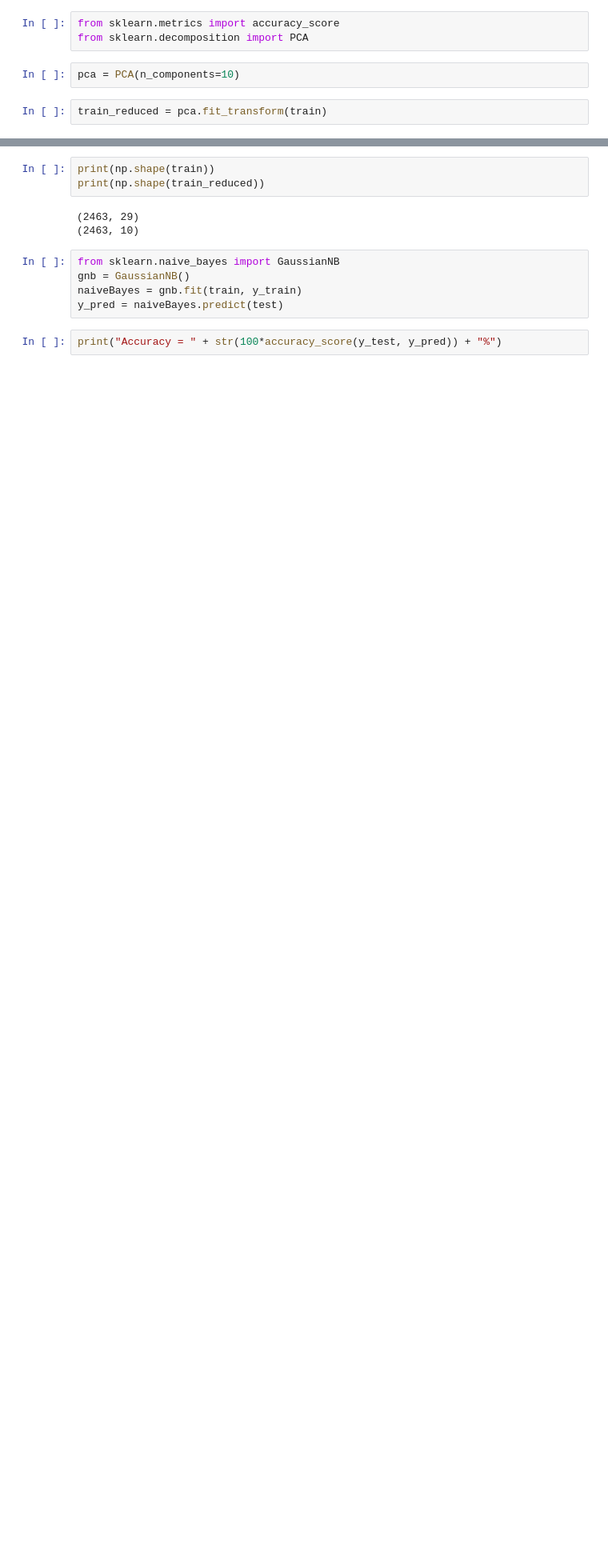
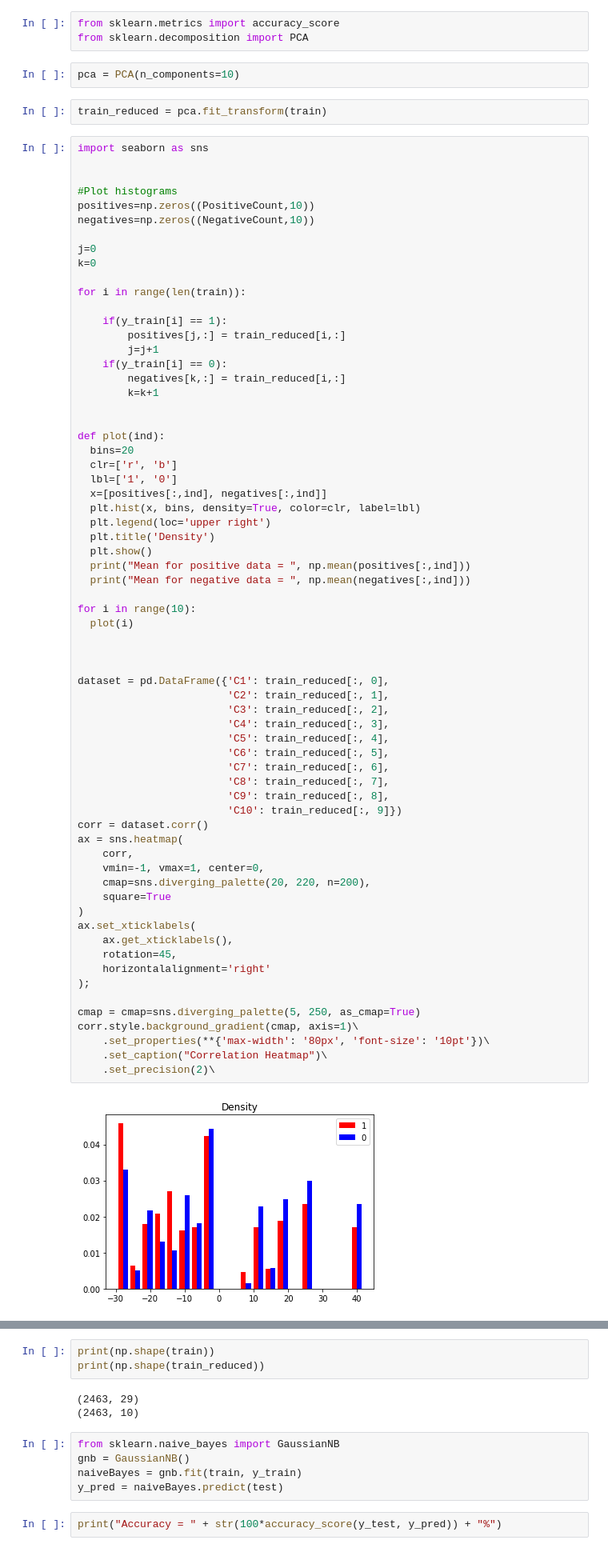
Before and after one commit to UtsavMurarka/MXene-machine-learning, a Jupyter notebook: Dimensionality_reduction.ipynb, the cells around one changed output, grey strips where cells are left out. Shown: that part at 80% size. Cells and saved outputs as stored; diff of their text form; blank space fills up the shorter version.

```diff
--- a/Dimensionality_reduction.ipynb
+++ b/Dimensionality_reduction.ipynb
@@ -133,3 +131,71 @@ from sklearn.decomposition import PCA
 pca = PCA(n_components=10)
 # %%
 train_reduced = pca.fit_transform(train)
+# %%
+import seaborn as sns
+
+
+#Plot histograms
+positives=np.zeros((PositiveCount,10))
+negatives=np.zeros((NegativeCount,10))
+
+j=0
+k=0
+
+for i in range(len(train)):
+
+    if(y_train[i] == 1):
+        positives[j,:] = train_reduced[i,:]
+        j=j+1
+    if(y_train[i] == 0):
+        negatives[k,:] = train_reduced[i,:]
+        k=k+1
+
+
+def plot(ind):
+  bins=20
+  clr=['r', 'b']
+  lbl=['1', '0']
+  x=[positives[:,ind], negatives[:,ind]]
+  plt.hist(x, bins, density=True, color=clr, label=lbl)
+  plt.legend(loc='upper right')
+  plt.title('Density')
+  plt.show()
+  print("Mean for positive data = ", np.mean(positives[:,ind]))
+  print("Mean for negative data = ", np.mean(negatives[:,ind]))
+
+for i in range(10):
+  plot(i)
+
+
+
+dataset = pd.DataFrame({'C1': train_reduced[:, 0],
+                        'C2': train_reduced[:, 1],
+                        'C3': train_reduced[:, 2],
+                        'C4': train_reduced[:, 3],
+                        'C5': train_reduced[:, 4],
+                        'C6': train_reduced[:, 5],
+                        'C7': train_reduced[:, 6],
+                        'C8': train_reduced[:, 7],
+                        'C9': train_reduced[:, 8],
+                        'C10': train_reduced[:, 9]})
+corr = dataset.corr()
+ax = sns.heatmap(
+    corr,
+    vmin=-1, vmax=1, center=0,
+    cmap=sns.diverging_palette(20, 220, n=200),
+    square=True
+)
+ax.set_xticklabels(
+    ax.get_xticklabels(),
+    rotation=45,
+    horizontalalignment='right'
+);
+
+cmap = cmap=sns.diverging_palette(5, 250, as_cmap=True)
+corr.style.background_gradient(cmap, axis=1)\
+    .set_properties(**{'max-width': '80px', 'font-size': '10pt'})\
+    .set_caption("Correlation Heatmap")\
+    .set_precision(2)\
+# %% [output]
+[figure, added]
```
Also changed, not shown: parts of 8 cells of this notebook.
